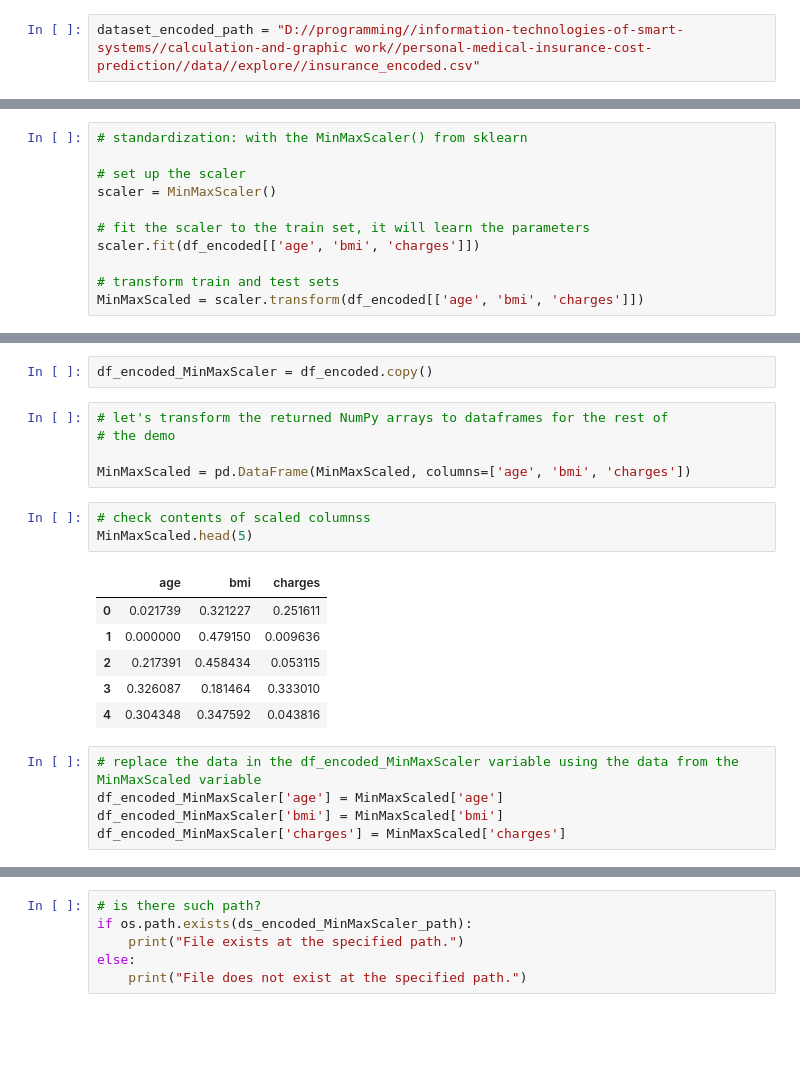
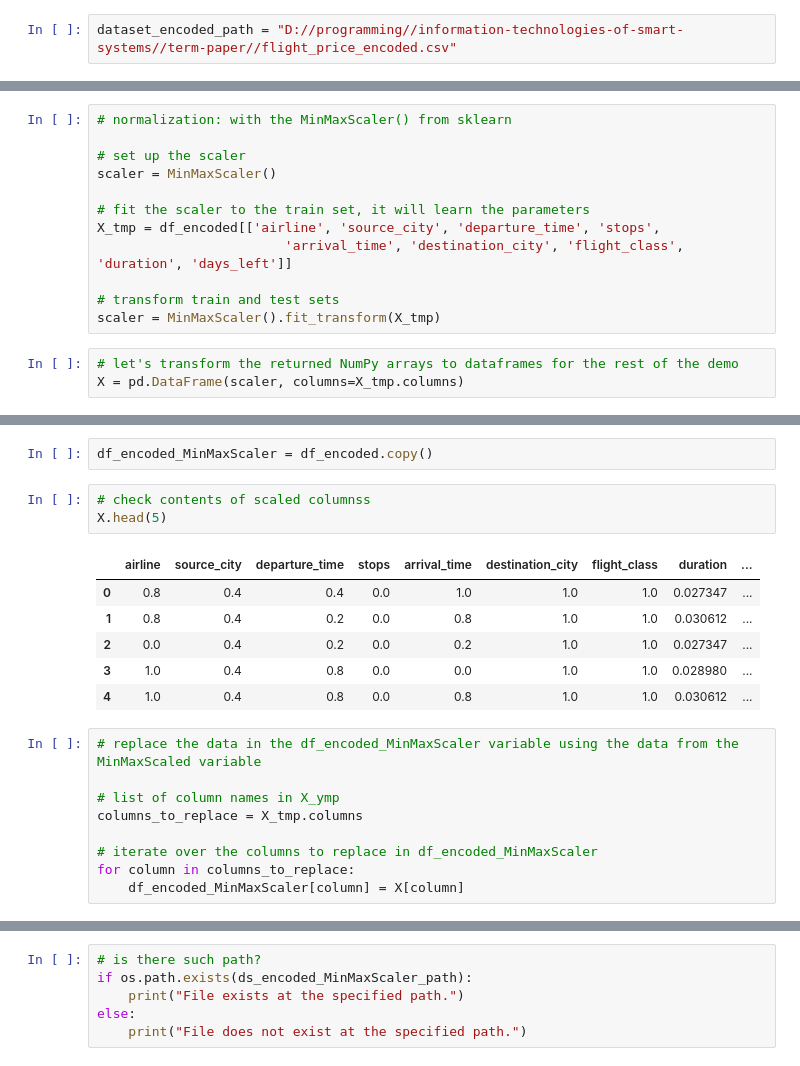
Before and after one commit to ahilah/Flight-Price-Prediction-Model, a Jupyter notebook: airflight-ticket-price-pred-full.ipynb, the cells around one changed output, grey strips where cells are left out. Cells and saved outputs as stored; diff of their text form; blank space fills up the shorter version.

```diff
--- a/airflight-ticket-price-pred-full.ipynb
+++ b/airflight-ticket-price-pred-full.ipynb
@@ -848,5 +919,5 @@ df_encoded.to_csv('.//data//explore//insurance_encoded.csv', index=False)
 # %%
-dataset_encoded_path = "D://programming//information-technologies-of-smart-systems//calculation-and-graphic work//personal-medical-insurance-cost-prediction//data//explore//insurance_encoded.csv"
+dataset_encoded_path = "D://programming//information-technologies-of-smart-systems//term-paper//flight_price_encoded.csv"
 # %%
 # is there such path?
 print(os.path.exists(dataset_encoded_path))
@@ -1031,12 +1151,16 @@ MinMaxScaler doesn’t reduce the effect of outliers, but it linearly scales the
 # %%
-# standardization: with the MinMaxScaler() from sklearn
+# normalization: with the MinMaxScaler() from sklearn
 
 # set up the scaler
 scaler = MinMaxScaler()
 
 # fit the scaler to the train set, it will learn the parameters
-scaler.fit(df_encoded[['age', 'bmi', 'charges']])
+X_tmp = df_encoded[['airline', 'source_city', 'departure_time', 'stops',
+                        'arrival_time', 'destination_city', 'flight_class', 'duration', 'days_left']]
 
 # transform train and test sets
-MinMaxScaled = scaler.transform(df_encoded[['age', 'bmi', 'charges']])
+scaler = MinMaxScaler().fit_transform(X_tmp)
+# %%
+# let's transform the returned NumPy arrays to dataframes for the rest of the demo
+X = pd.DataFrame(scaler, columns=X_tmp.columns)
 # %%
@@ -1067,25 +1180,24 @@ array([[0.02173913, 0.3212268 , 0.25161076],
 # %%
 df_encoded_MinMaxScaler = df_encoded.copy()
-# %%
-# let's transform the returned NumPy arrays to dataframes for the rest of
-# the demo
-
-MinMaxScaled = pd.DataFrame(MinMaxScaled, columns=['age', 'bmi', 'charges'])
 # %%
 # check contents of scaled columnss
-MinMaxScaled.head(5)
+X.head(5)
 # %% [output]
-|  | age | bmi | charges |
-| 0 | 0.021739 | 0.321227 | 0.251611 |
-| 1 | 0.000000 | 0.479150 | 0.009636 |
-| 2 | 0.217391 | 0.458434 | 0.053115 |
-| 3 | 0.326087 | 0.181464 | 0.333010 |
-| 4 | 0.304348 | 0.347592 | 0.043816 |
+|  | airline | source_city | departure_time | stops | arrival_time | destination_city | flight_class | duration | ... |
+| 0 | 0.8 | 0.4 | 0.4 | 0.0 | 1.0 | 1.0 | 1.0 | 0.027347 | ... |
+| 1 | 0.8 | 0.4 | 0.2 | 0.0 | 0.8 | 1.0 | 1.0 | 0.030612 | ... |
+| 2 | 0.0 | 0.4 | 0.2 | 0.0 | 0.2 | 1.0 | 1.0 | 0.027347 | ... |
+| 3 | 1.0 | 0.4 | 0.8 | 0.0 | 0.0 | 1.0 | 1.0 | 0.028980 | ... |
+| 4 | 1.0 | 0.4 | 0.8 | 0.0 | 0.8 | 1.0 | 1.0 | 0.030612 | ... |
 # %%
 # replace the data in the df_encoded_MinMaxScaler variable using the data from the MinMaxScaled variable
-df_encoded_MinMaxScaler['age'] = MinMaxScaled['age']
-df_encoded_MinMaxScaler['bmi'] = MinMaxScaled['bmi']
-df_encoded_MinMaxScaler['charges'] = MinMaxScaled['charges']
+
+# list of column names in X_ymp
+columns_to_replace = X_tmp.columns
+
+# iterate over the columns to replace in df_encoded_MinMaxScaler
+for column in columns_to_replace:
+    df_encoded_MinMaxScaler[column] = X[column]
 # %%
 # check content of copy of dataset with scaled features
 df_encoded_MinMaxScaler.head(5)
```
Also changed, not shown: parts of 62 cells of this notebook.
